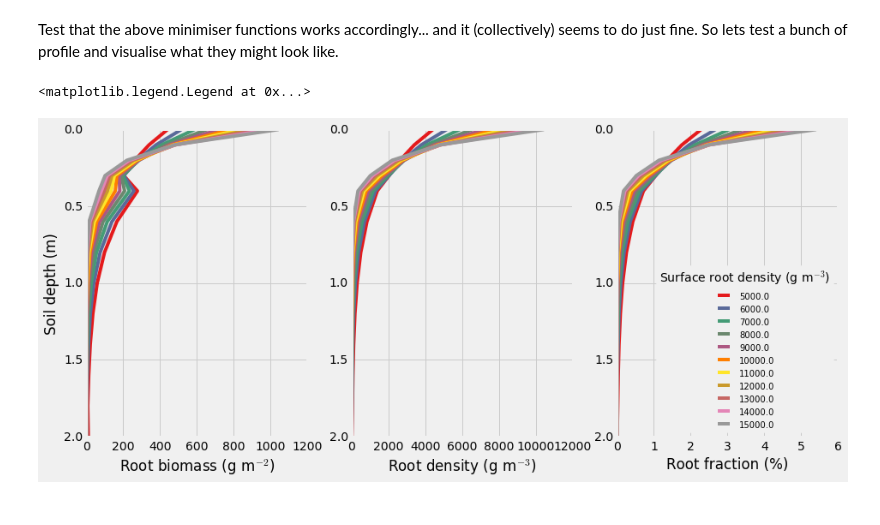
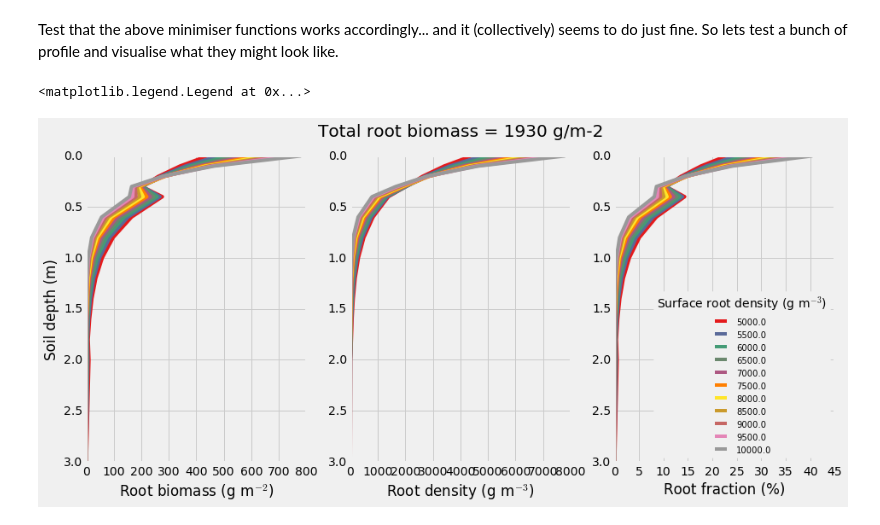
Before and after one commit to rhyswhitley/rooting_depth, a Jupyter notebook: setup/Root Distributions.ipynb, the cells around one changed output. Cells and saved outputs as stored; diff of their text form; code cells hidden in the pictures.

Commit message:
finalised CORRECT soil profile creation - now just need to automate

```diff
--- a/setup/Root Distributions.ipynb
+++ b/setup/Root Distributions.ipynb
@@ -145,41 +163,42 @@ def get_root_dist(rb_total_, rd_surf_, x_depth_):
 # %% [markdown]
 Test that the above minimiser functions works accordingly... and it (collectively) seems to do just fine. So lets test a bunch of profile and visualise what they might look like.
 # %%
-r_depth = soil_df.depth.values
 rd_surf = 11000
 rb_total = 1930
 
 # test
-rdens_list = np.linspace(5e3, 15e3, 11)
+rdens_list = np.linspace(5e3, 10e3, 11)
 color_list = plt.get_cmap('Set1', len(rdens_list))
 
 ax1 = plt.subplot(131)
 ax2 = plt.subplot(132, sharey=ax1)
 ax3 = plt.subplot(133, sharey=ax1)
 
 for (i, rd) in enumerate(rdens_list):
 
     rbm = get_root_dist(rb_total, rd, soil_depth)
     rdn = np.array(rbm)/np.array(soil_thick)
-    rfr = np.array(rdn)/rb_total
+    rfr = np.array(rbm)/rb_total*100
 
     ax1.plot(rbm, soil_depth[:-1], label=rd, color=color_list(i))
 
     ax2.plot(rdn, soil_depth[:-1], label=rd, color=color_list(i))
 
     ax3.plot(rfr, soil_depth[:-1], label=rd, color=color_list(i))
 
 
-ax1.set_ylim([0, 2])
+ax1.set_ylim([0, 3])
 ax1.set_ylabel(r'Soil depth (m)')
 
 ax1.set_xlabel(r'Root biomass (g m$^{-2}$)')
 ax2.set_xlabel(r'Root density (g m$^{-3}$)')
 ax3.set_xlabel(r'Root fraction (%)')
 
+ax2.set_title('Total root biomass = {0} g/m-2'.format(rb_total), y=1.05)
+
 ax1.invert_yaxis()
 
 ax3.legend(loc='lower right', title="Surface root density (g m$^{-3}$)", fontsize=10)
 # %% [output]
 <matplotlib.legend.Legend at 0x...>
-[figure, old version]
+[figure, new version]
```
Also changed, not shown: parts of 9 cells of this notebook, 2 other files.
